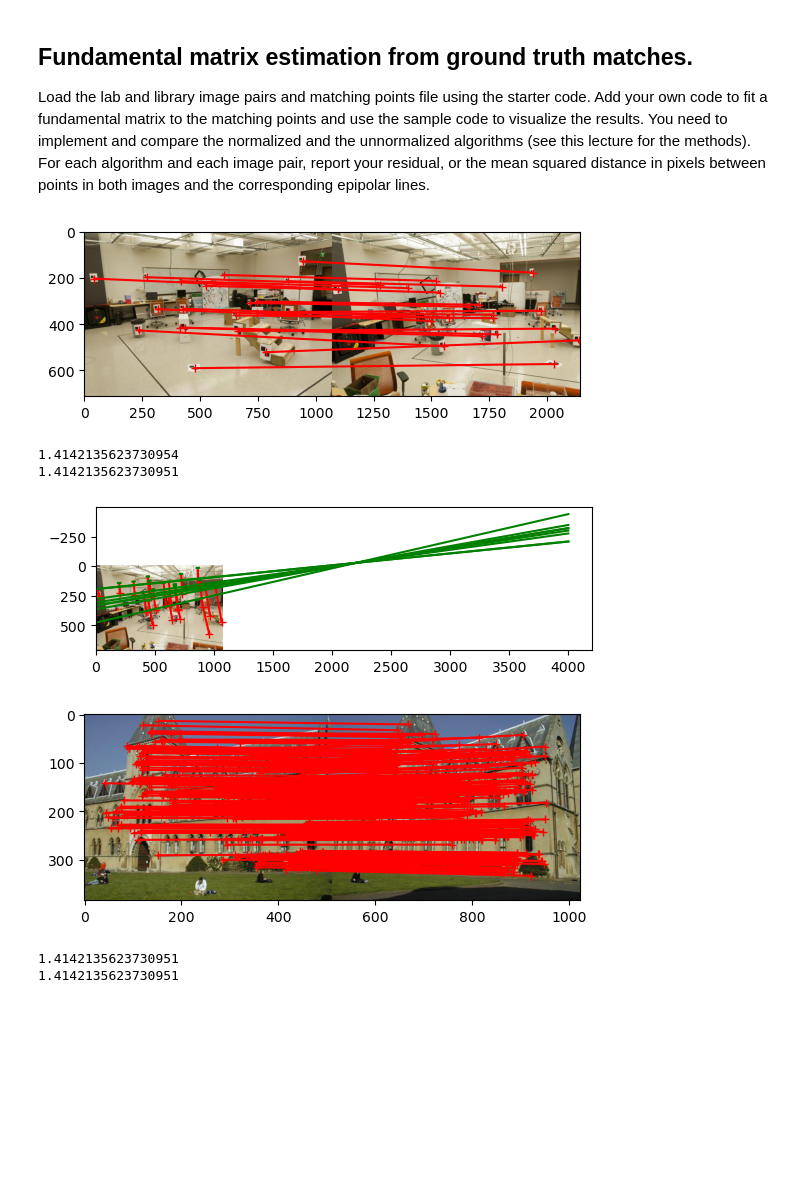
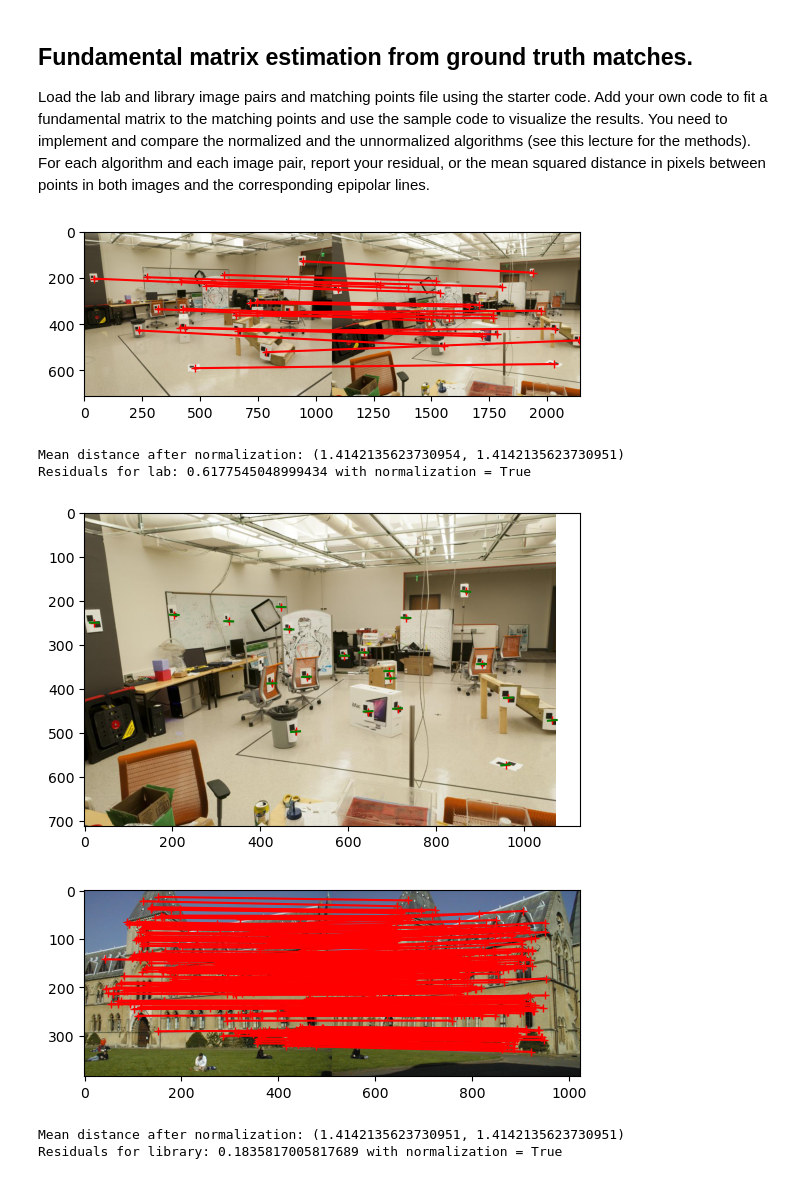
Before and after one commit to One2Remember/Fundamental-Matrix-Estimation-Camera-Calibration-Triangulation, a Jupyter notebook: Fundamental-Matrix-Estimation-Camera-Calibration-Triangulation.ipynb, the cells around one changed output. Saved outputs shown, nothing was run; the diff lists cells and outputs as text; code cells hidden in the pictures; blank space fills up the shorter version.

```diff
--- a/Fundamental-Matrix-Estimation-Camera-Calibration-Triangulation.ipynb
+++ b/Fundamental-Matrix-Estimation-Camera-Calibration-Triangulation.ipynb
@@ -151,6 +154,8 @@ Load the lab and library image pairs and matching points file using the starter
 plot_xcoords = dict()
 plot_xcoords["lab"] = [0, 4000]
 plot_xcoords["library"] = [0, 3000]
+
+NORMALIZATION = True
 # %%
 for loc in ["lab", "library"]:
 
@@ -193,53 +198,59 @@ for loc in ["lab", "library"]:
     ##
 
     # first, fit fundamental matrix to the matches
-    F = fit_fundamental(matches, True);
+    F = fit_fundamental(matches, NORMALIZATION);
 
     M = np.c_[matches[:,0:2], np.ones((N,1))].transpose()
     L1 = np.matmul(F, M).transpose() # transform points from
     # the first image to get epipolar lines in the second image
 
     # find points on epipolar lines L closest to matches(:,2:4)
     l = np.sqrt(L1[:,0]**2 + L1[:,1]**2)
     L = np.divide(L1,np.kron(np.ones((3,1)),l).transpose())# rescale the line
     pt_line_dist = np.multiply(L, np.c_[matches[:,2:4], np.ones((N,1))]).sum(axis = 1)
     closest_pt = matches[:,2:4] - np.multiply(L[:,0:2],np.kron(np.ones((2,1)), pt_line_dist).transpose())
+
+    # calculate residuals
+    residuals = np.mean(np.abs(pt_line_dist))
+    print("Residuals for " + loc + ": " + str(residuals) + " with normalization = " + str(NORMALIZATION))
 
     # find endpoints of segment on epipolar line (for display purposes)
     pt1 = closest_pt - np.c_[L[:,1], -L[:,0]]*10  # offset from the closest point is 10 pixels
     pt2 = closest_pt + np.c_[L[:,1], -L[:,0]]*10
 
     # display points and segments of corresponding epipolar lines
     fig, ax = plt.subplots()
     ax.set_aspect('equal')
     ax.imshow(im2)
     ax.plot(matches[:,2],matches[:,3],  '+r')
     ax.plot([matches[:,2], closest_pt[:,0]],[matches[:,3], closest_pt[:,1]], 'r')
 
     # display segments
     ax.plot([pt1[:,0], pt2[:,0]],[pt1[:,1], pt2[:,1]], 'g')
 
-    # display whole lines
-    NUM_LINES = max(8, matches.shape[0] // 32)
-    # generate random indices
-    r_indices = np.random.choice(L1.shape[0], NUM_LINES, replace=False)
-    A = L[:,0][r_indices]
-    B = L[:,1][r_indices]
-    C = L[:,2][r_indices]
-    slope = -A / B
-    intercept = -C / B
-    x1s = np.full(NUM_LINES, plot_xcoords[loc][0])
-    x2s = np.full(NUM_LINES, plot_xcoords[loc][1])
-    y1s = slope * x1s + intercept
-    y2s = slope * x2s + intercept
-    ax.plot([x1s, x2s], [y1s, y2s], 'g')
+    plt.savefig(loc + "_" + ("norm" if NORMALIZATION else "no_norm") + ".png")
+
+#     # display whole lines
+#     NUM_LINES = max(8, matches.shape[0] // 32)
+#     # generate random indices
+#     r_indices = np.random.choice(L1.shape[0], NUM_LINES, replace=False)
+#     A = L[:,0][r_indices]
+#     B = L[:,1][r_indices]
+#     C = L[:,2][r_indices]
+#     slope = -A / B
+#     intercept = -C / B
+#     x1s = np.full(NUM_LINES, plot_xcoords[loc][0])
+#     x2s = np.full(NUM_LINES, plot_xcoords[loc][1])
+#     y1s = slope * x1s + intercept
+#     y2s = slope * x2s + intercept
+#     ax.plot([x1s, x2s], [y1s, y2s], 'g')
 
     plt.show()
 # %% [output]
 [figure]
-1.4142135623730954
-1.4142135623730951
+Mean distance after normalization: (1.4142135623730954, 1.4142135623730951)
+Residuals for lab: 0.6177545048999434 with normalization = True
-[figure, old version]
+[figure, new version]
 [figure]
-1.4142135623730951
-1.4142135623730951
+Mean distance after normalization: (1.4142135623730951, 1.4142135623730951)
+Residuals for library: 0.1835817005817689 with normalization = True
```
Also changed, not shown: parts of 2 cells of this notebook, 4 other files.
